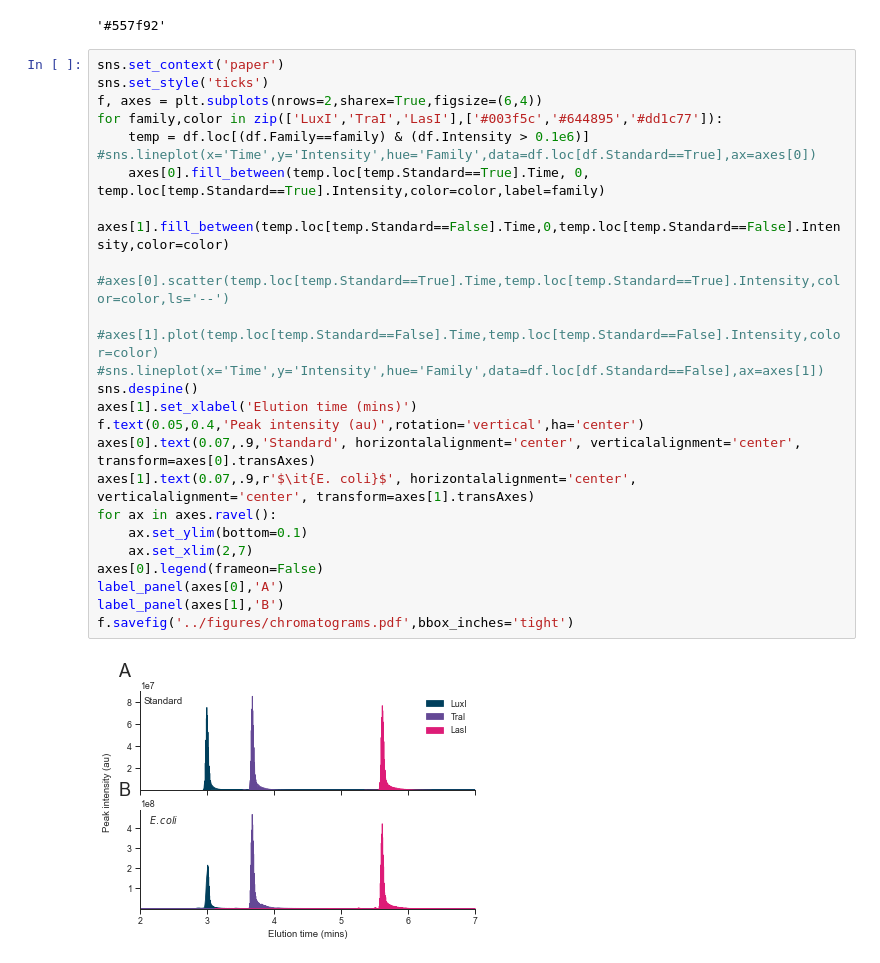
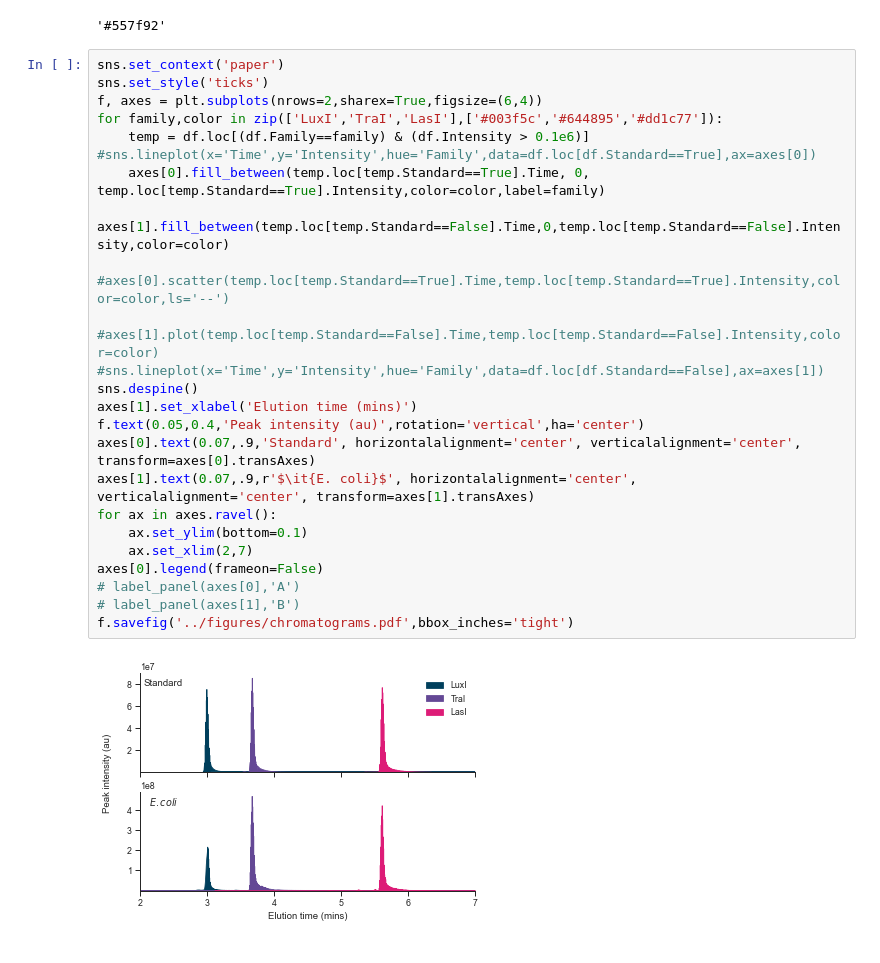
Before and after one commit to Jsakkos/cyano-sync, a Jupyter notebook: notebooks/Chromatograms.ipynb, the cells around one changed output. Cells and saved outputs as stored; diff of their text form.

```diff
--- a/notebooks/Chromatograms.ipynb
+++ b/notebooks/Chromatograms.ipynb
@@ -98,26 +98,26 @@ AHL_cols("LuxR",3)[1]
 # %%
 sns.set_context('paper')
 sns.set_style('ticks')
 f, axes = plt.subplots(nrows=2,sharex=True,figsize=(6,4))
 for family,color in zip(['LuxI','TraI','LasI'],['#003f5c','#644895','#dd1c77']):
     temp = df.loc[(df.Family==family) & (df.Intensity > 0.1e6)]
 #sns.lineplot(x='Time',y='Intensity',hue='Family',data=df.loc[df.Standard==True],ax=axes[0])
     axes[0].fill_between(temp.loc[temp.Standard==True].Time, 0, temp.loc[temp.Standard==True].Intensity,color=color,label=family)
     axes[1].fill_between(temp.loc[temp.Standard==False].Time,0,temp.loc[temp.Standard==False].Intensity,color=color)
     #axes[0].scatter(temp.loc[temp.Standard==True].Time,temp.loc[temp.Standard==True].Intensity,color=color,ls='--')
     #axes[1].plot(temp.loc[temp.Standard==False].Time,temp.loc[temp.Standard==False].Intensity,color=color)
 #sns.lineplot(x='Time',y='Intensity',hue='Family',data=df.loc[df.Standard==False],ax=axes[1])
 sns.despine()
 axes[1].set_xlabel('Elution time (mins)')
 f.text(0.05,0.4,'Peak intensity (au)',rotation='vertical',ha='center')
 axes[0].text(0.07,.9,'Standard', horizontalalignment='center', verticalalignment='center', transform=axes[0].transAxes)
 axes[1].text(0.07,.9,r'$\it{E. coli}$', horizontalalignment='center', verticalalignment='center', transform=axes[1].transAxes)
 for ax in axes.ravel():
     ax.set_ylim(bottom=0.1)
     ax.set_xlim(2,7)
 axes[0].legend(frameon=False)
-label_panel(axes[0],'A')
-label_panel(axes[1],'B')
+# label_panel(axes[0],'A')
+# label_panel(axes[1],'B')
 f.savefig('../figures/chromatograms.pdf',bbox_inches='tight')
 # %% [output]
-[figure, old version]
+[figure, new version]
```
Also changed, not shown: 3 other files.
